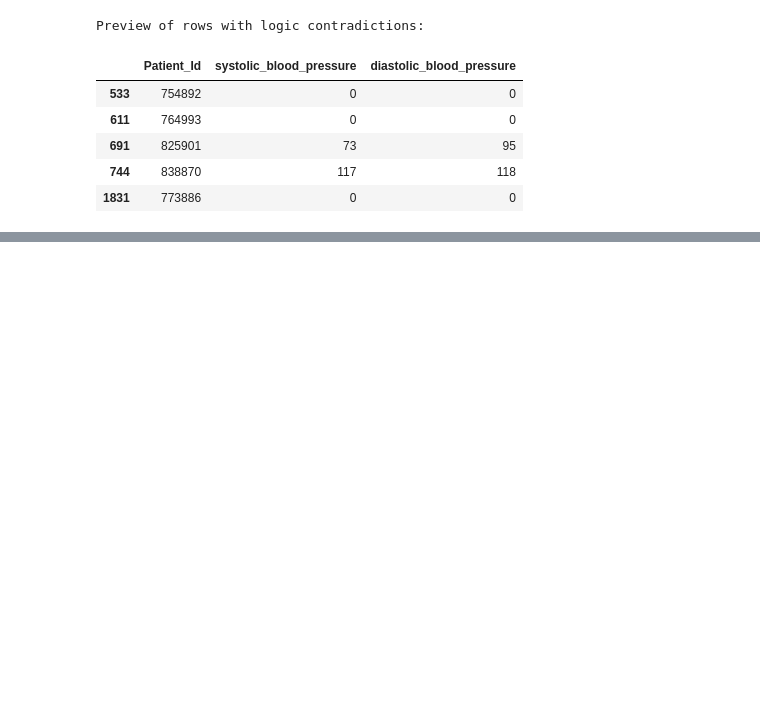
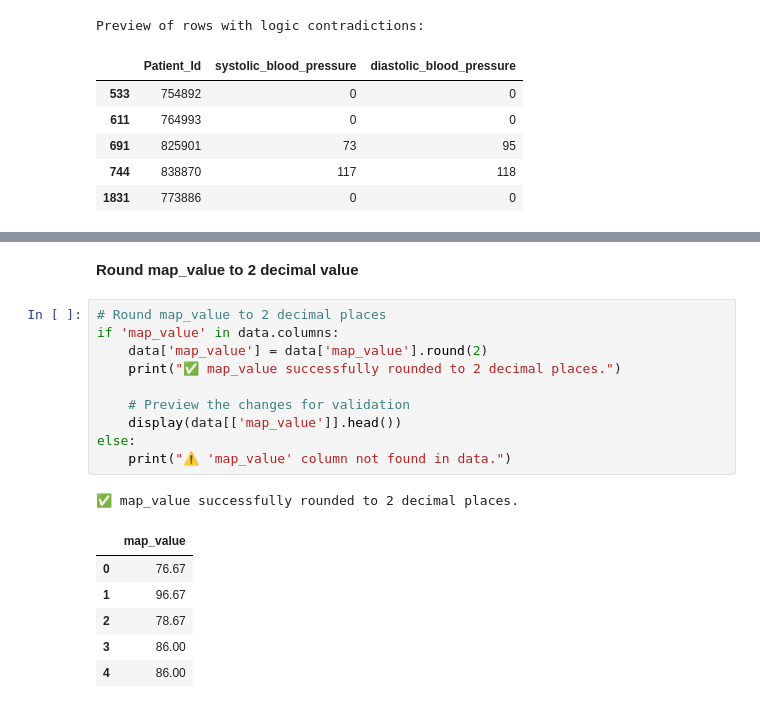
Before and after one commit to Shaffy-Sharma/Team6_PyForce_PythonHackathon_SEP2026, a Jupyter notebook: data/Team6_Lab_cleaning.ipynb, the cells around one changed output, grey strips where cells are left out. Cells and saved outputs as stored; diff of their text form; blank space fills up the shorter version.

```diff
--- a/Team6_Lab_cleaning.ipynb
+++ b/data/Team6_Lab_cleaning.ipynb
@@ -341,0 +394,20 @@ krishna
+# %% [markdown]
+**Round map_value to 2 decimal value**
+# %%
+# Round map_value to 2 decimal places
+if 'map_value' in data.columns:
+    data['map_value'] = data['map_value'].round(2)
+    print("✅ map_value successfully rounded to 2 decimal places.")
+
+    # Preview the changes for validation
+    display(data[['map_value']].head())
+else:
+    print("⚠️ 'map_value' column not found in data.")
+# %% [output]
+✅ map_value successfully rounded to 2 decimal places.
+|  | map_value |
+| 0 | 76.67 |
+| 1 | 96.67 |
+| 2 | 78.67 |
+| 3 | 86.00 |
+| 4 | 86.00 |
```
Also changed, not shown: parts of 29 cells of this notebook, 1 other file.
